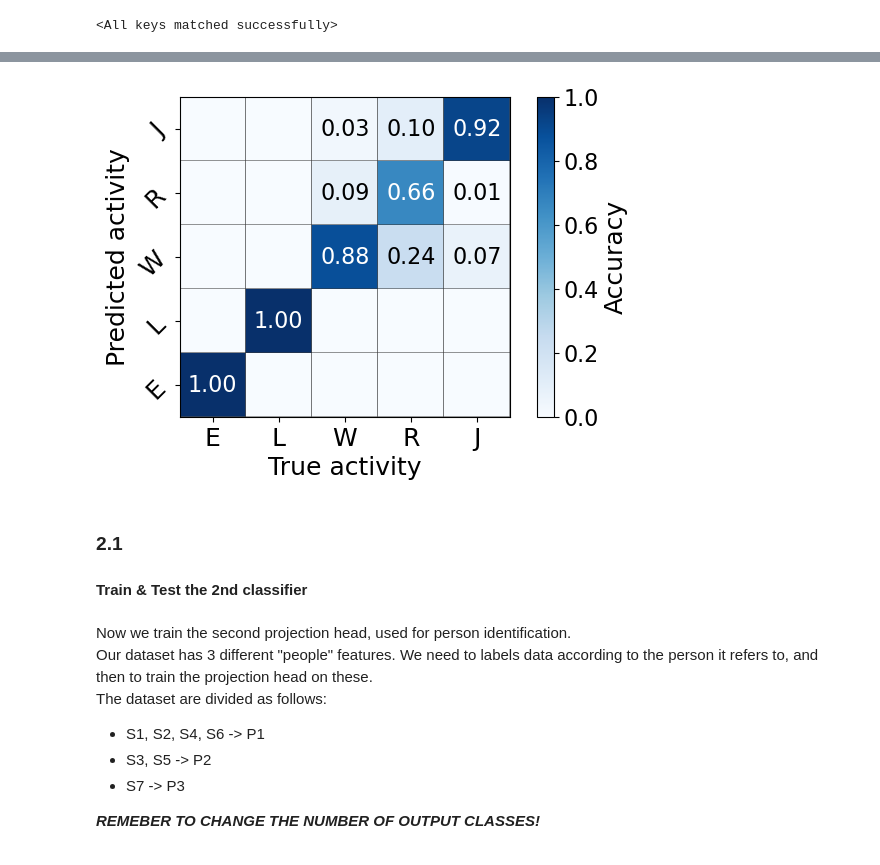
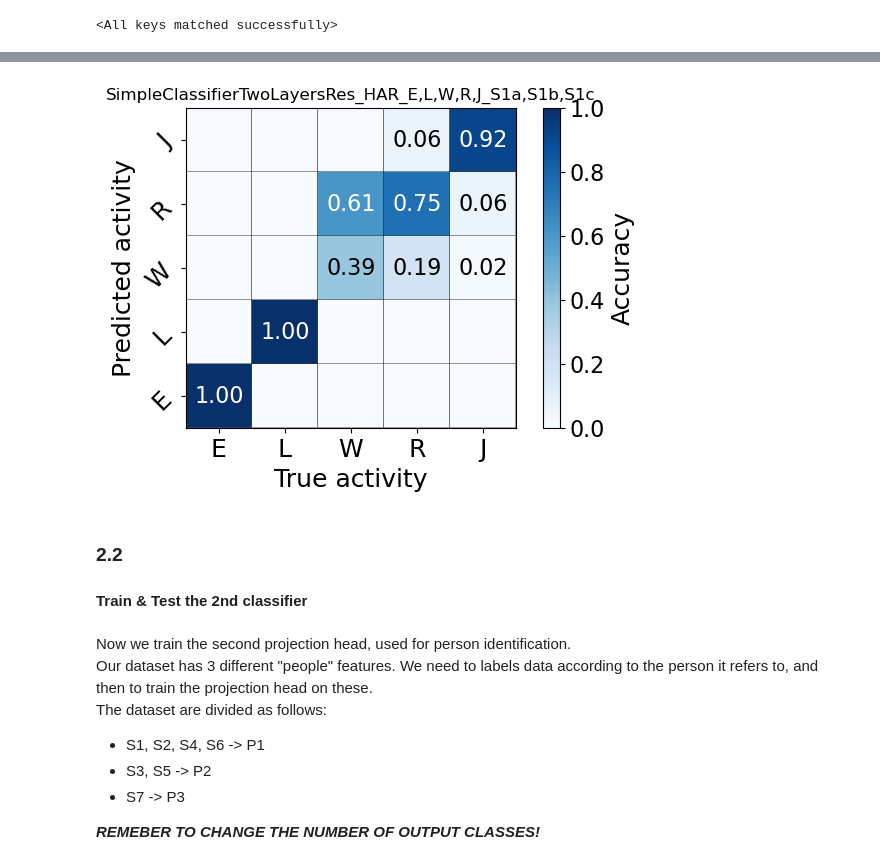
Before and after one commit to giovanni-merlin/NNDL-HAR-project, a Jupyter notebook: SimCLRResNet18.ipynb, the cells around one changed output, grey strips where cells are left out. Saved outputs shown, nothing was run; the diff lists cells and outputs as text; code cells hidden in the pictures.

```diff
--- a/SimCLRResNet18.ipynb
+++ b/SimCLRResNet18.ipynb
@@ -46,7 +46,7 @@ Subfolder already exists: ./models/ResNet18/My_ResNet18_hd16_bs256_200ep
 Subfolder already exists: ./models/ResNet18/My_ResNet18_hd256_bs128_200ep
 Subfolder already exists: ./models/ResNet18/My_ResNet18_hd128_bs256_200ep
 # %%
-activities_considered = 'J'
+activities_considered = 'E,L,W,R,J'
 # %% [markdown]
 ### Step 1
 #### Class definition and training for encoder
@@ -418,6 +418,7 @@ We test different classifiers with either one or two layers.
 class SimpleClassifierOneLayer(nn.Module):
     def __init__(self, feature_dim, num_classes):
         super().__init__()
+        self.name = 'SimpleClassifierOneLayer'
 
         # Mapping from representation h to classes with a linear layer
         self.model = nn.Linear(feature_dim, num_classes)
@@ -425,9 +426,10 @@ class SimpleClassifierOneLayer(nn.Module):
     def forward(self, x):
         return self.model(x)
 
-class SimpleClassifierTwoLayers(nn.Module):
+class SimpleClassifierTwoLayersRes(nn.Module):
     def __init__(self, feature_dim, num_classes):
         super().__init__()
+        self.name = 'SimpleClassifierTwoLayersRes'
 
         # Mapping from representation h to classes with a linear layer
         self.model = nn.Sequential(
@@ -439,9 +441,10 @@ class SimpleClassifierTwoLayers(nn.Module):
     def forward(self, x):
         return self.model(x)
 
-class SimpleClassifierTwoLayersFake(nn.Module):
+class SimpleClassifierTwoLayers(nn.Module):
     def __init__(self, feature_dim, num_classes):
         super().__init__()
+        self.name = 'SimpleClassifierTwoLayers'
 
         # Mapping from representation h to classes with a linear layer
         self.model = nn.Sequential(
@@ -455,11 +458,12 @@ class SimpleClassifierTwoLayersFake(nn.Module):
 # %%
 # Save the encoder
 #torch.save(simclr_model.state_dict(), os.path.join(CHECKPOINT_PATH, 'My_SimCLR.ckpt'))
-simclr_model = ResNet18(hidden_dimension=16)
+simclr_model = ResNet18(hidden_dimension=128)
 
 # Load the trained encoder here
-path_model = 'models/ResNet18/My_ResNet18_hd16_bs128.ckpt'
-simclr_model.load_state_dict(torch.load(path_model, map_location=torch.device('cpu'), weights_only=True))#["state_dict"])
+path_model = 'models/ResNet18/My_ResNet18_hd128_bs128.ckpt'
+simclr_model.load_state_dict(torch.load(path_model, map_location=torch.device('cpu'), weights_only=True))
+save_dir = 'models/ResNet18/My_ResNet18_hd128_bs128'
 # %% [output]
 <All keys matched successfully>
 # %%
@@ -486,13 +491,15 @@ torch.Size([21648, 1])
 # %%
+dir_init = './doppler_traces/' #Directory of data
+subdirs_init = 'S1a,S1b,S1c' #Subdirs for training
+
 batch_size=64
 num_classes=5
 lr=1e-3
 weight_decay=1e-3
-epochs=20
-har_projection_head = SimpleClassifierOneLayer(2560, num_classes=5)
+epochs=50
+har_projection_head = SimpleClassifierTwoLayersRes(2560, num_classes=5)
 opt = AdamW(har_projection_head.parameters(), lr=lr, weight_decay=weight_decay)
-save_dir = 'models/ResNet18/My_ResNet18_hd16_bs128'
-save_name_proj ='SimpleClassifierOneLayer_HAR'+'_'+activities_considered
+save_name_proj = har_projection_head.name+'_HAR'+'_'+activities_considered
 
 train_losses, train_accs, val_losses, val_accs = train_projection(model=har_projection_head, optimizer=opt, train_feats_data=train_feats, val_feats_data=val_feats, save_dir=save_dir, save_name=save_name_proj+'.ckpt', device="cpu", batch_size=batch_size, epochs=epochs)
 # %% [output]
@@ -590,14 +598,14 @@ loss: 0.5143845081329346, accuracy: 0.7820904850959778
 # %%
 ### Merge the predictions from the various antennas ###
 
 labels_pred_max_merged = merge_predictions(labels_true_test, labels_pred_list_test, labels_pred_test)
 conf_matrix_max_merged = confusion_matrix(labels_true_test, labels_pred_max_merged, labels=labels_considered)
 activities = np.array(['E','L','W','R','J'])
-plt_confusion_matrix(activities.shape[0], conf_matrix_max_merged, activities=activities, save_dir=save_dir, save_name=save_name_proj)
+plt_confusion_matrix(activities.shape[0], conf_matrix_max_merged, lables=activities, title=str(save_name_proj)+'_'+str(subdirs_init), save_dir=save_dir, save_name=save_name_proj)
 # %% [output]
-[figure, old version]
+[figure, new version]
 # %% [markdown]
-### 2.1
+### 2.2
 #### Train & Test the 2nd classifier
 # %% [markdown]
 Now we train the second projection head, used for person identification.\
```
Also changed, not shown: parts of 13 cells of this notebook, 1 other file.
